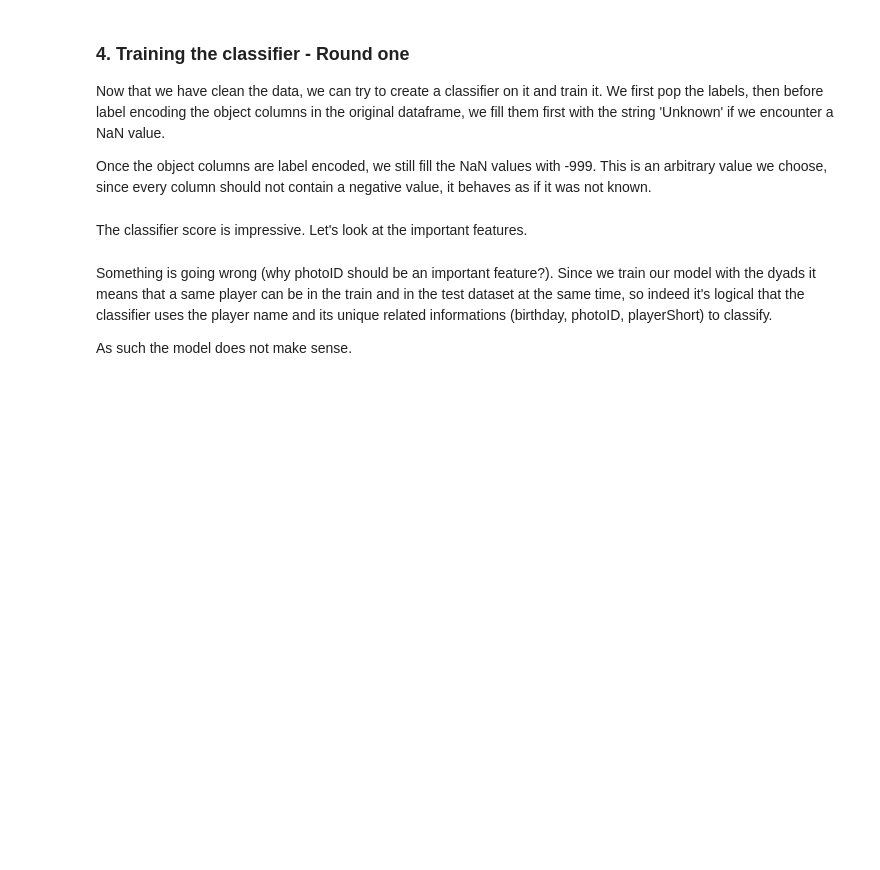
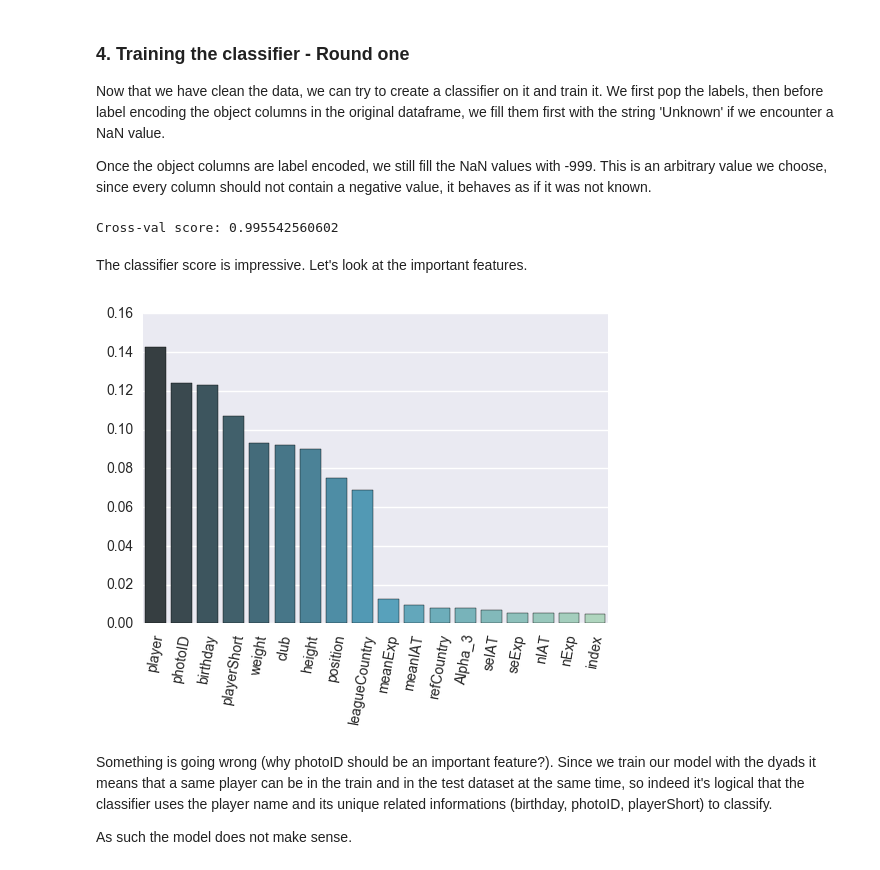
Before and after one commit to agpmilli/adaepfl, a Jupyter notebook: Homework/04 - Applied ML/AppliedML.ipynb, the cells around one changed output. Cells and saved outputs as stored; diff of their text form; code cells hidden in the pictures; blank space fills up the shorter version.

```diff
--- a/Homework/04 - Applied ML/AppliedML.ipynb
+++ b/Homework/04 - Applied ML/AppliedML.ipynb
@@ -216,7 +216,8 @@ Now that we have clean the data, we can try to create a classifier on it and tra
 Once the object columns are label encoded, we still fill the NaN values with -999. This is an arbitrary value we choose, since every column should not contain a negative value, it behaves as if it was not known.
 # %%
 dyads_encoded = dyads.copy()
-dyads_encoded = preproc_helper.fill_na_columns(dyads_encoded, ['position', 'Alpha_3'], ['Unknown', 'Unknown'])
+dyads_encoded['position'].fillna('Unknown', inplace=True)
+dyads_encoded['Alpha_3'].fillna('Unknown', inplace=True)
 labels = dyads_encoded.pop('y')
 dyads_encoded = preproc_helper.label_encode(dyads_encoded, list(dyads_encoded.select_dtypes(include=['object']).columns))
 dyads_encoded.fillna(-999, inplace=True)
@@ -224,11 +225,15 @@ dyads_encoded.fillna(-999, inplace=True)
 classifier = RandomForestClassifier(n_estimators=10)
 scores = cross_val_score(classifier, dyads_encoded, labels, cv=20)
 print("Cross-val score:", scores.mean())
+# %% [output]
+Cross-val score: 0.995542560602
 # %% [markdown]
 The classifier score is impressive. Let's look at the important features.
 # %%
 #Feature Importances
-class_helper.plot_importances(classifier, dyads_encoded, labels)
+class_helper.plot_importances(classifier, dyads_encoded, labels, 0.005)
+# %% [output]
+[figure, added]
 # %% [markdown]
 Something is going wrong (why photoID should be an important feature?). Since we train our model with the dyads it means that a same player can be in the train and in the test dataset at the same time, so indeed it's logical that the classifier uses the player name and its unique related informations (birthday, photoID, playerShort) to classify.
 
```
Also changed, not shown: parts of 23 cells of this notebook, 3 other files.
